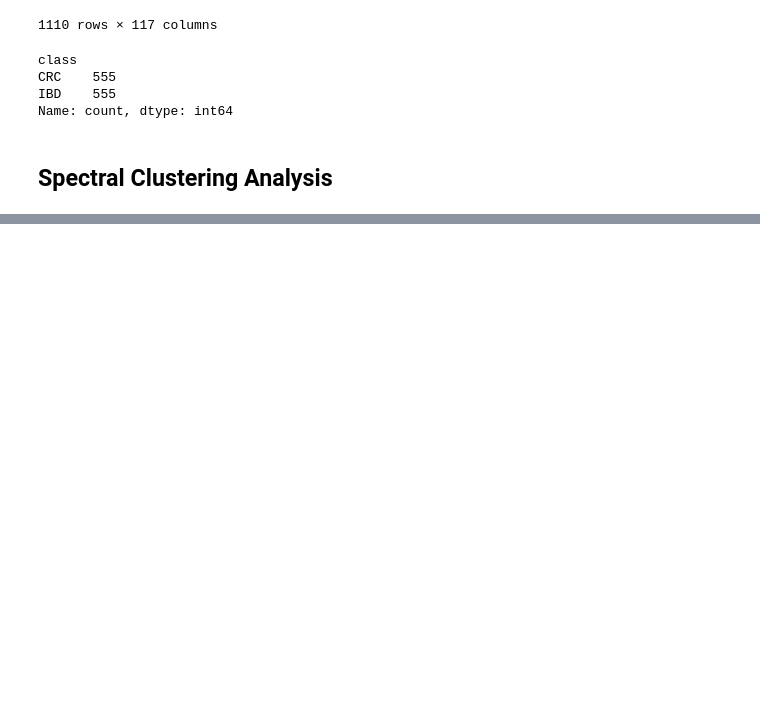
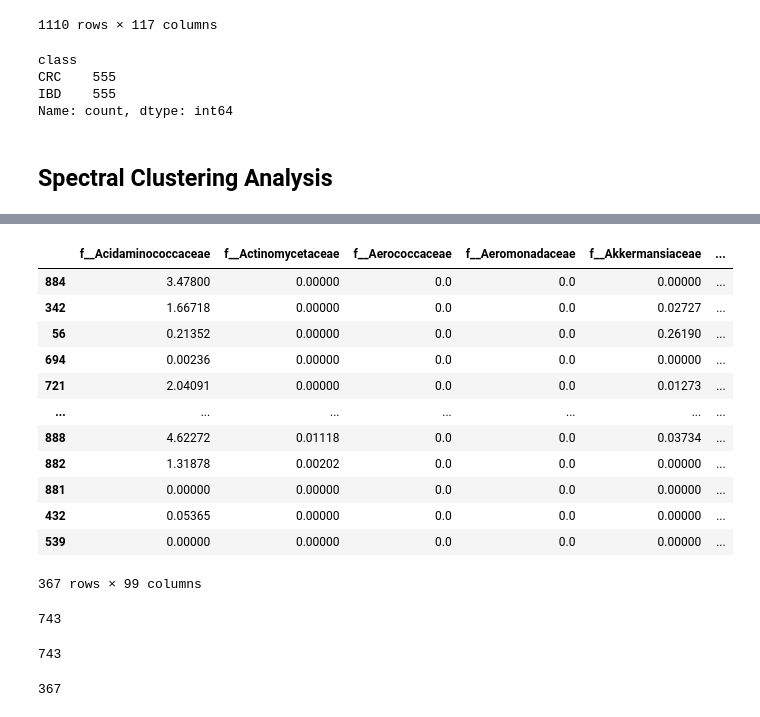
Before and after one commit to Francesco-Canonaco/geometry_processing_and_machine_learning_for_geometric_data_assignment, a Jupyter notebook: project_francesco_canonaco.ipynb, the cells around one changed output, grey strips where cells are left out. Saved outputs shown, nothing was run; the diff lists cells and outputs as text; code cells hidden in the pictures; blank space fills up the shorter version.

```diff
--- a/project_francesco_canonaco.ipynb
+++ b/project_francesco_canonaco.ipynb
@@ -138,0 +219,16 @@ iterated_hold_out_clustering(X,y,2,0.957)
+# %%
+X_test
+# %% [output]
+|  | f__Acidaminococcaceae | f__Actinomycetaceae | f__Aerococcaceae | f__Aeromonadaceae | f__Akkermansiaceae | ... |
+| 884 | 3.47800 | 0.00000 | 0.0 | 0.0 | 0.00000 | ... |
+| 342 | 1.66718 | 0.00000 | 0.0 | 0.0 | 0.02727 | ... |
+| 56 | 0.21352 | 0.00000 | 0.0 | 0.0 | 0.26190 | ... |
+| 694 | 0.00236 | 0.00000 | 0.0 | 0.0 | 0.00000 | ... |
+| 721 | 2.04091 | 0.00000 | 0.0 | 0.0 | 0.01273 | ... |
+| ... | ... | ... | ... | ... | ... | ... |
+| 888 | 4.62272 | 0.01118 | 0.0 | 0.0 | 0.03734 | ... |
+| 882 | 1.31878 | 0.00202 | 0.0 | 0.0 | 0.00000 | ... |
+| 881 | 0.00000 | 0.00000 | 0.0 | 0.0 | 0.00000 | ... |
+| 432 | 0.05365 | 0.00000 | 0.0 | 0.0 | 0.00000 | ... |
+| 539 | 0.00000 | 0.00000 | 0.0 | 0.0 | 0.00000 | ... |
+367 rows × 99 columns
@@ -138,0 +237,4 @@ iterated_hold_out_clustering(X,y,2,0.957)
+# %%
+len(X_train_graph[0])
+# %% [output]
+743
@@ -138,0 +247,8 @@ iterated_hold_out_clustering(X,y,2,0.957)
+# %%
+len(result_matrix[0])
+# %% [output]
+743
+# %%
+len(X_test_array)
+# %% [output]
+367
```
Also changed, not shown: parts of 11 cells of this notebook.
